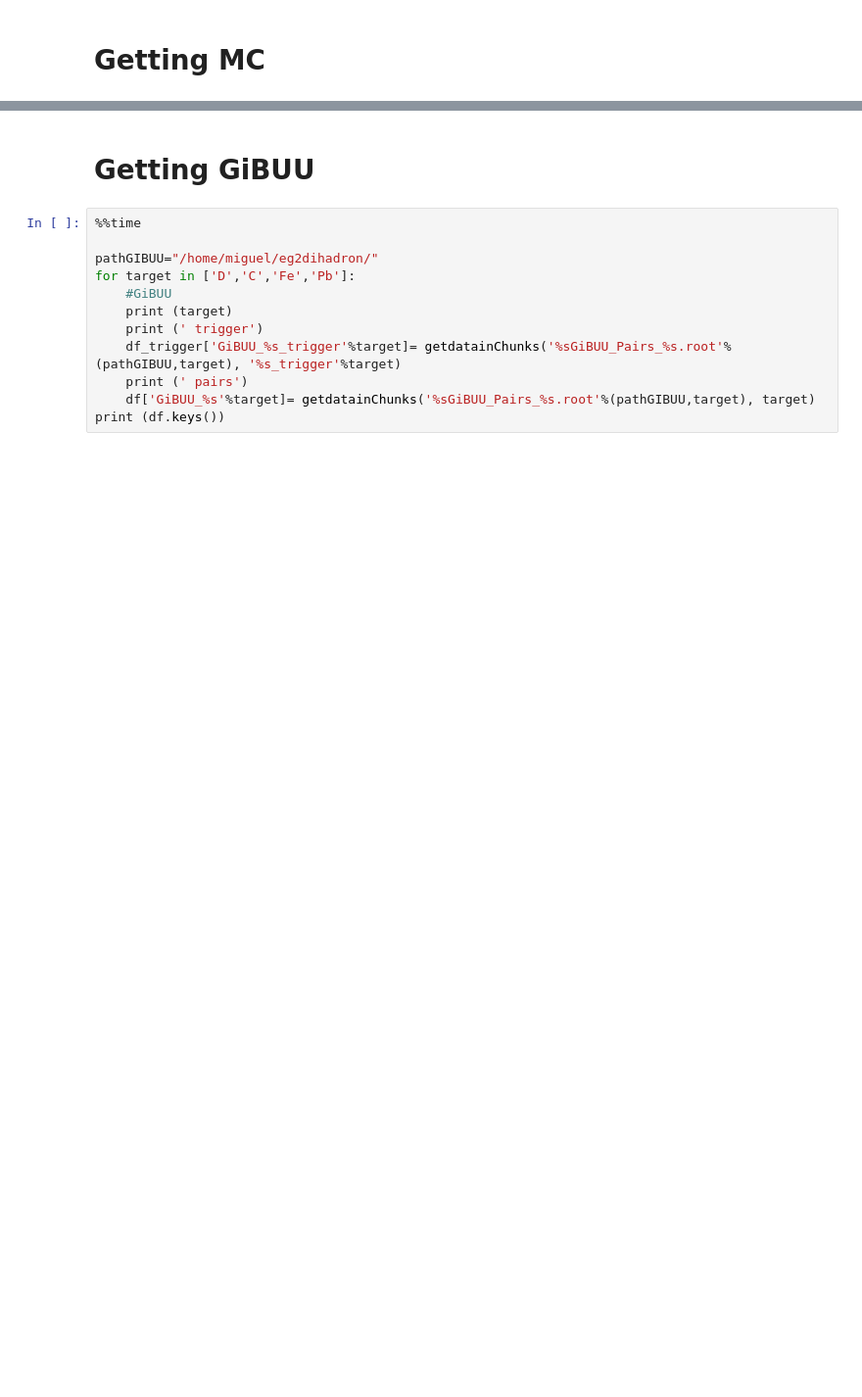
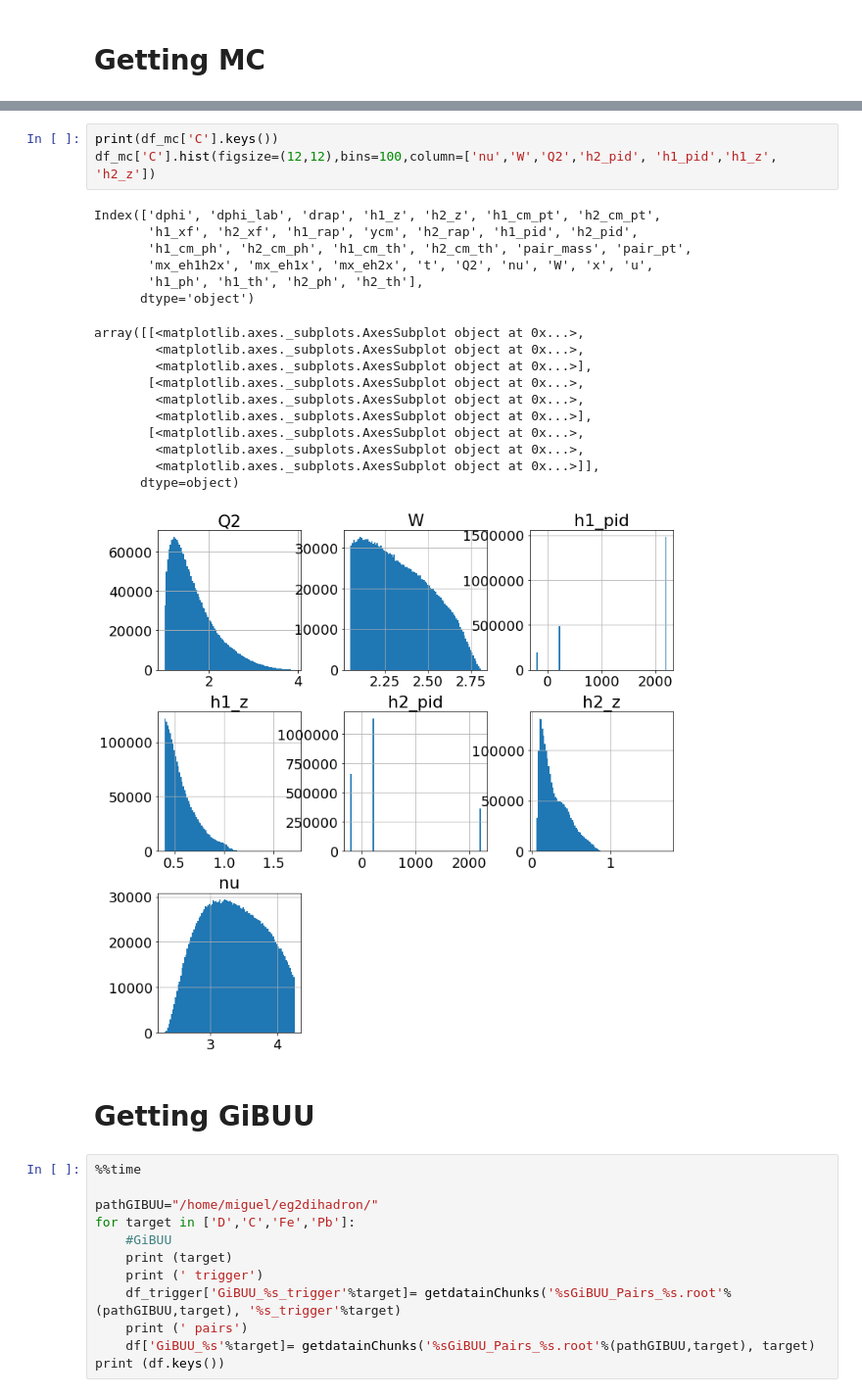
Before and after one commit to smoranvas/di-hadron, a Jupyter notebook: getRatios.ipynb, the cells around one changed output, grey strips where cells are left out. Shown at 98% size. Cells and saved outputs as stored; diff of their text form; blank space fills up the shorter version.

```diff
--- a/getRatios.ipynb
+++ b/getRatios.ipynb
@@ -190,3 +192,24 @@ Wall time: 1min 43s
+# %%
+print(df_mc['C'].keys())
+df_mc['C'].hist(figsize=(12,12),bins=100,column=['nu','W','Q2','h2_pid', 'h1_pid','h1_z', 'h2_z'])
+# %% [output]
+Index(['dphi', 'dphi_lab', 'drap', 'h1_z', 'h2_z', 'h1_cm_pt', 'h2_cm_pt',
+       'h1_xf', 'h2_xf', 'h1_rap', 'ycm', 'h2_rap', 'h1_pid', 'h2_pid',
+       'h1_cm_ph', 'h2_cm_ph', 'h1_cm_th', 'h2_cm_th', 'pair_mass', 'pair_pt',
+       'mx_eh1h2x', 'mx_eh1x', 'mx_eh2x', 't', 'Q2', 'nu', 'W', 'x', 'u',
+       'h1_ph', 'h1_th', 'h2_ph', 'h2_th'],
+      dtype='object')
+array([[<matplotlib.axes._subplots.AxesSubplot object at 0x...>,
+        <matplotlib.axes._subplots.AxesSubplot object at 0x...>,
+        <matplotlib.axes._subplots.AxesSubplot object at 0x...>],
+       [<matplotlib.axes._subplots.AxesSubplot object at 0x...>,
+        <matplotlib.axes._subplots.AxesSubplot object at 0x...>,
+        <matplotlib.axes._subplots.AxesSubplot object at 0x...>],
+       [<matplotlib.axes._subplots.AxesSubplot object at 0x...>,
+        <matplotlib.axes._subplots.AxesSubplot object at 0x...>,
+        <matplotlib.axes._subplots.AxesSubplot object at 0x...>]],
+      dtype=object)
+[figure, added]
 # %% [markdown]
 # Getting GiBUU
 # %%
```
Also changed, not shown: parts of 10 cells of this notebook.
